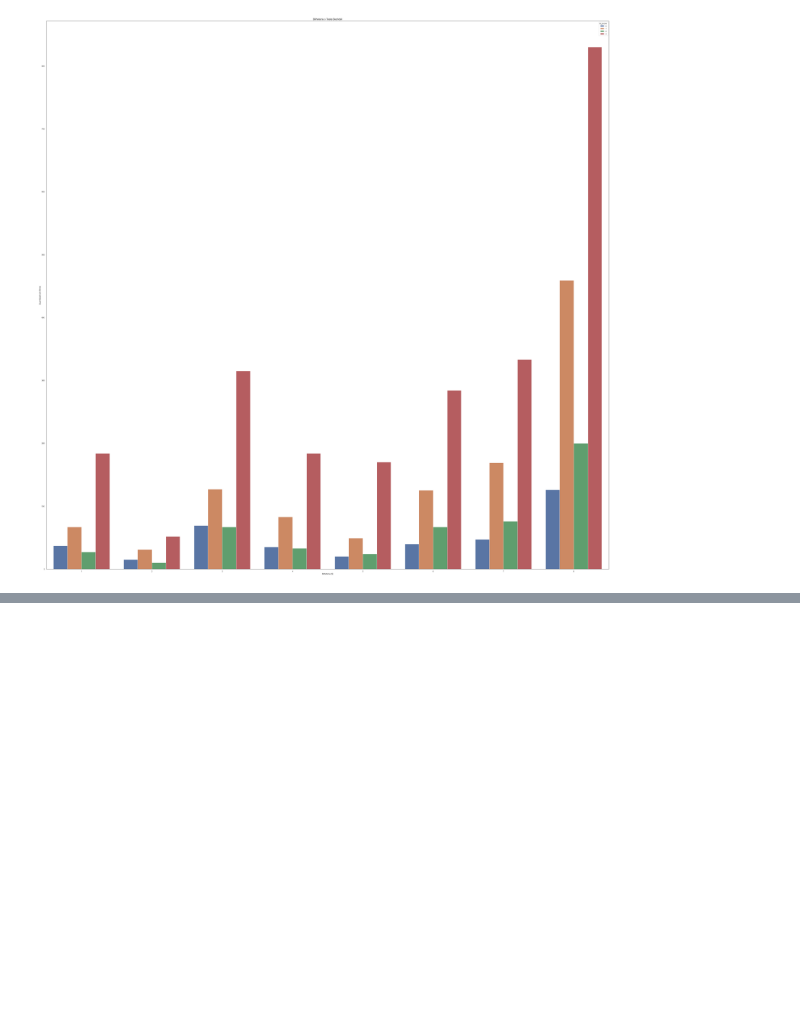
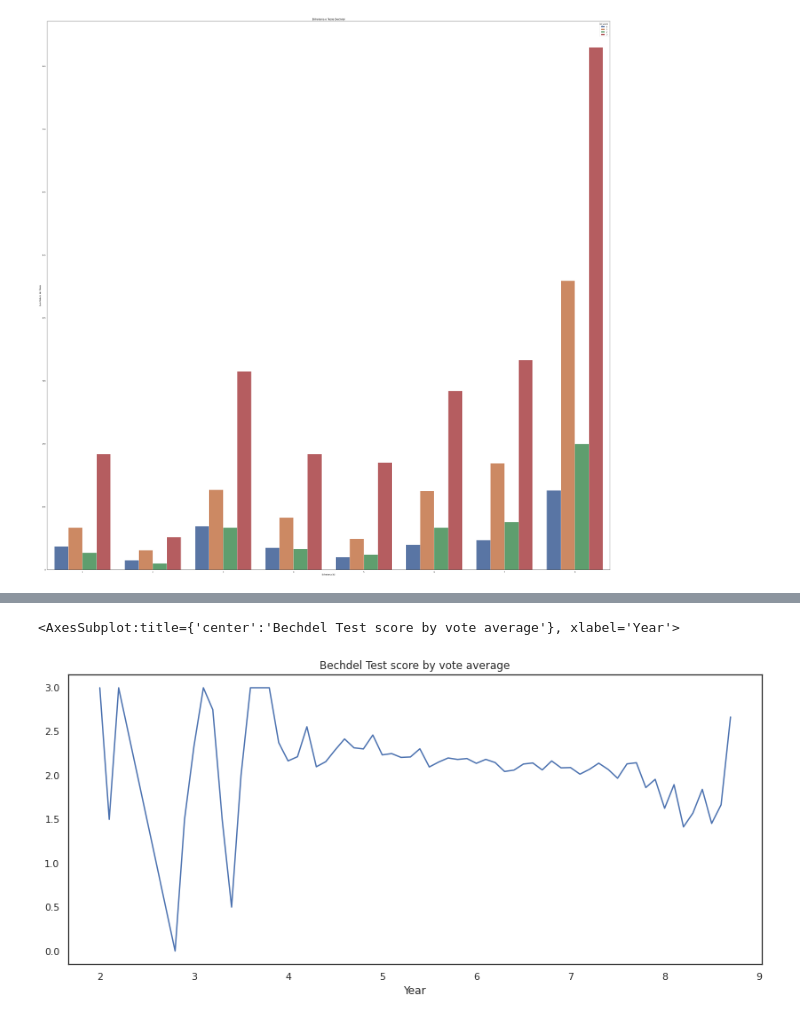
Before and after one commit to vinifm/puc_bechdel, a Jupyter notebook: main.ipynb, the cells around one changed output, grey strips where cells are left out. Drawn from its saved outputs; the diff is of its cells as text; code cells hidden in the pictures; blank space fills up the shorter version.

```diff
--- a/main.ipynb
+++ b/main.ipynb
@@ -638,0 +638,3 @@ for index, year in bechdel_df_ordered['year'].iteritems():
+# %%
+data_clean = pd.read_csv('cleaned_data.csv', index_col=0)
+data_clean.head()
@@ -638,0 +672,5 @@ for index, year in bechdel_df_ordered['year'].iteritems():
+# %%
+data_clean.groupby('vote_average')['bt_score'].mean().plot(title="Bechdel Test score by vote average",figsize=(14, 6), xlabel="Year")
+# %% [output]
+<AxesSubplot:title={'center':'Bechdel Test score by vote average'}, xlabel='Year'>
+[figure, added]
```
Also changed, not shown: parts of 22 cells of this notebook.
